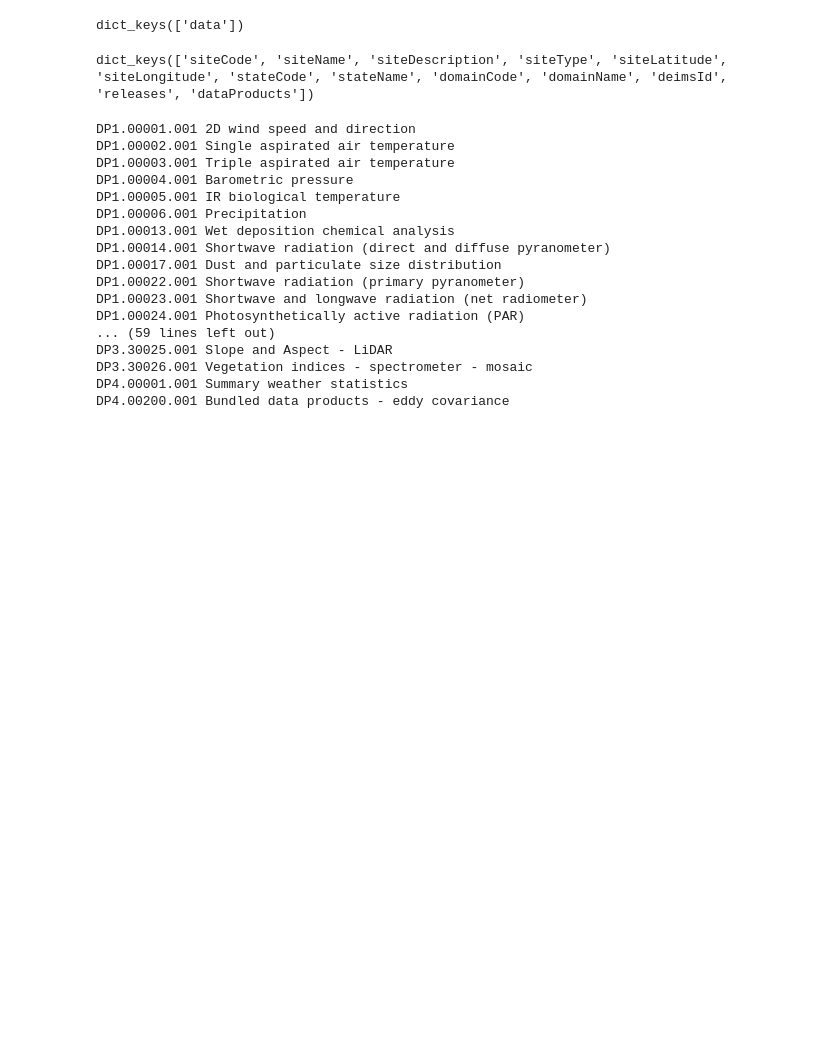
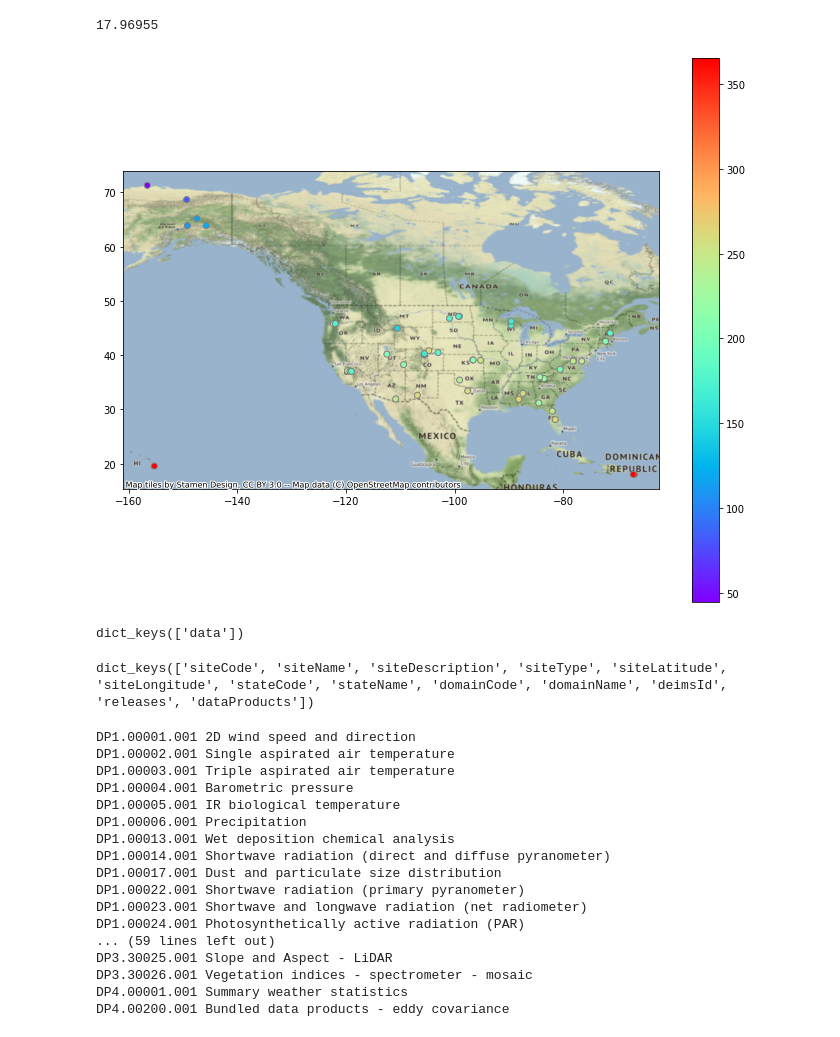
Before and after one commit to cnorristellar/macrosystems, a Jupyter notebook: prototyping-python.ipynb, the cells around one changed output. Drawn from its saved outputs; the diff is of its cells as text; code cells hidden in the pictures; blank space fills up the shorter version.

```diff
--- a/prototyping-python.ipynb
+++ b/prototyping-python.ipynb
@@ -30,3 +193,30 @@ Name: field_site_id, Length: 81, dtype: object
+# %%
+neon_terrestrial_sites.total_bounds[1]
+# %% [output]
+17.96955
+# %%
+f, ax = plt.subplots(figsize=(12,10))
+
+ax = neon_terrestrial_sites.plot(column="field_avg_number_of_green_days",
+                   legend=True, edgecolor="0.5", cmap="rainbow", ax=ax)
+
+# Create boundary point list
+
+
+xlim = ([neon_terrestrial_sites.total_bounds[2],
+        neon_terrestrial_sites.total_bounds[1]])
+
+ylim = ([neon_terrestrial_sites.total_bounds[2],
+        neon_terrestrial_sites.total_bounds[0]])
+
+# ax.set_xlim(xlim)
+# ax.set_ylim(ylim)
+
+ctx.add_basemap(ax, crs=neon_terrestrial_sites.crs.to_string())
+
+plt.show()
+# %% [output]
+[figure, added]
 # %%
 #Every request begins with the server's URL
 SERVER = 'http://data.neonscience.org/api/v0/'
```
Also changed, not shown: parts of 16 cells of this notebook.
